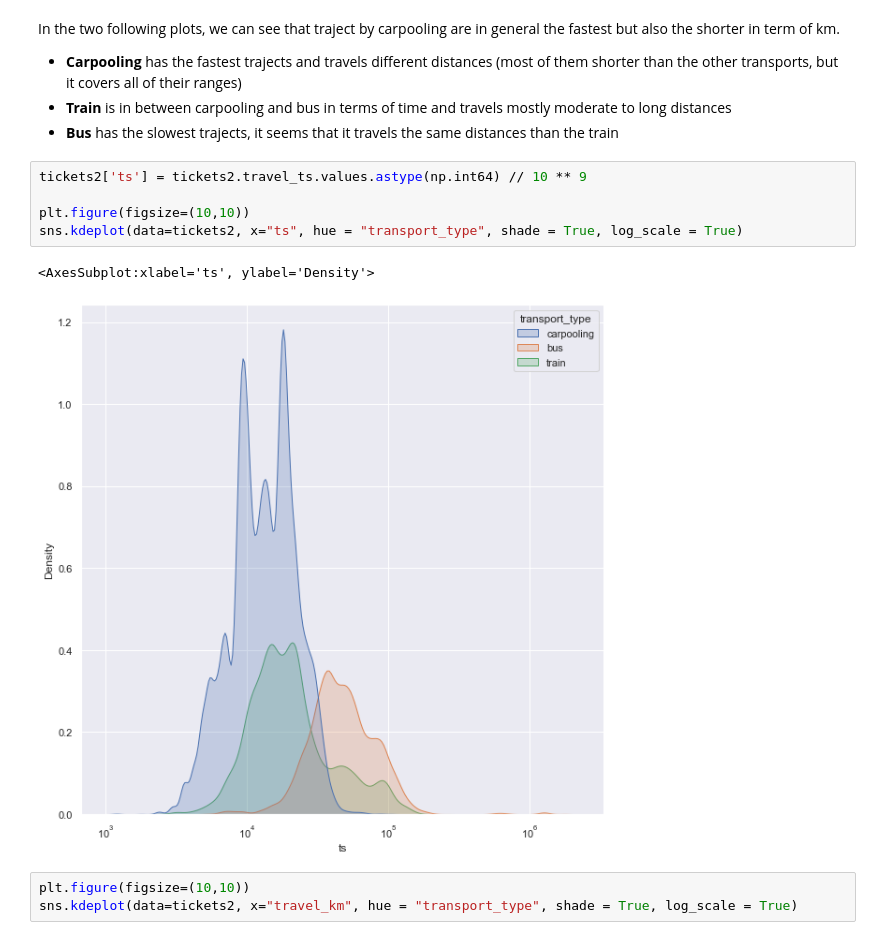
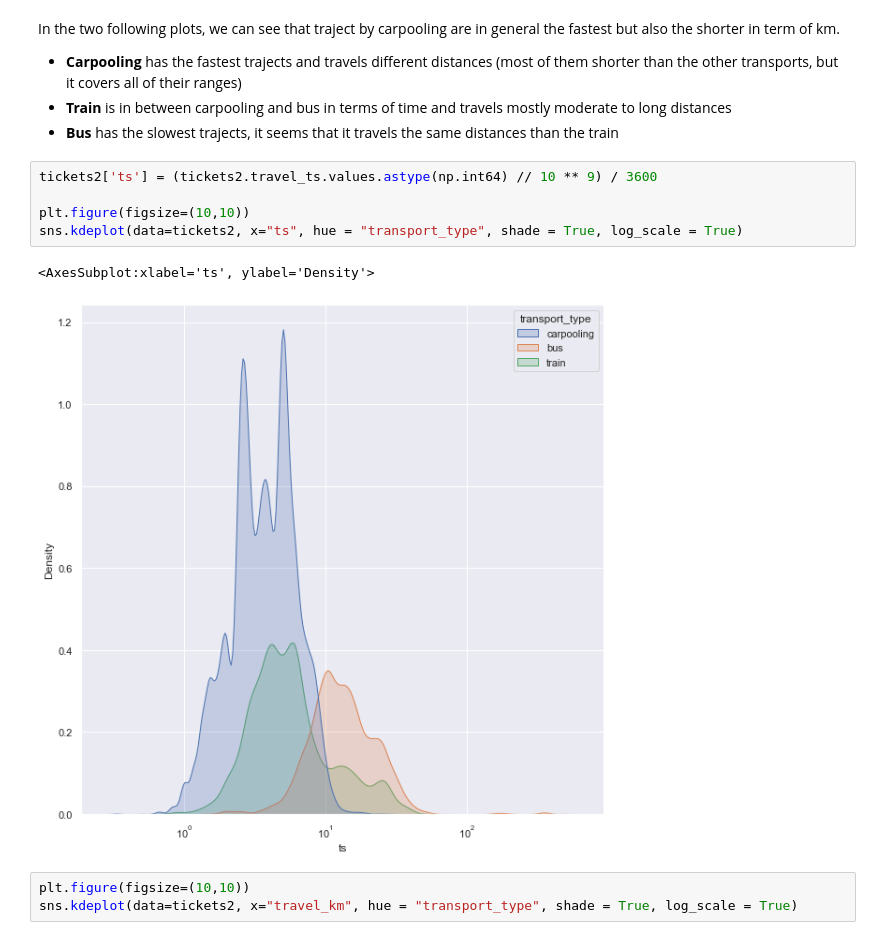
Before and after one commit to vinsJ/Tictactrip, a Jupyter notebook: DATA@DEBANDE-VINCENT.ipynb, the cells around one changed output. Saved outputs shown, nothing was run; the diff lists cells and outputs as text.

```diff
--- a/DATA@DEBANDE-VINCENT.ipynb
+++ b/DATA@DEBANDE-VINCENT.ipynb
@@ -658,13 +658,13 @@ In the two following plots, we can see that traject by carpooling are in general
 - **Train** is in between carpooling and bus in terms of time and travels mostly moderate to long distances
 - **Bus** has the slowest trajects, it seems that it travels the same distances than the train
 # %%
-tickets2['ts'] = tickets2.travel_ts.values.astype(np.int64) // 10 ** 9
+tickets2['ts'] = (tickets2.travel_ts.values.astype(np.int64) // 10 ** 9) / 3600
 
 plt.figure(figsize=(10,10))
 sns.kdeplot(data=tickets2, x="ts", hue = "transport_type", shade = True, log_scale = True)
 # %% [output]
 <AxesSubplot:xlabel='ts', ylabel='Density'>
-[figure, old version]
+[figure, new version]
 # %%
 plt.figure(figsize=(10,10))
 sns.kdeplot(data=tickets2, x="travel_km", hue = "transport_type", shade = True, log_scale = True)
```
Also changed, not shown: parts of 11 cells of this notebook.
